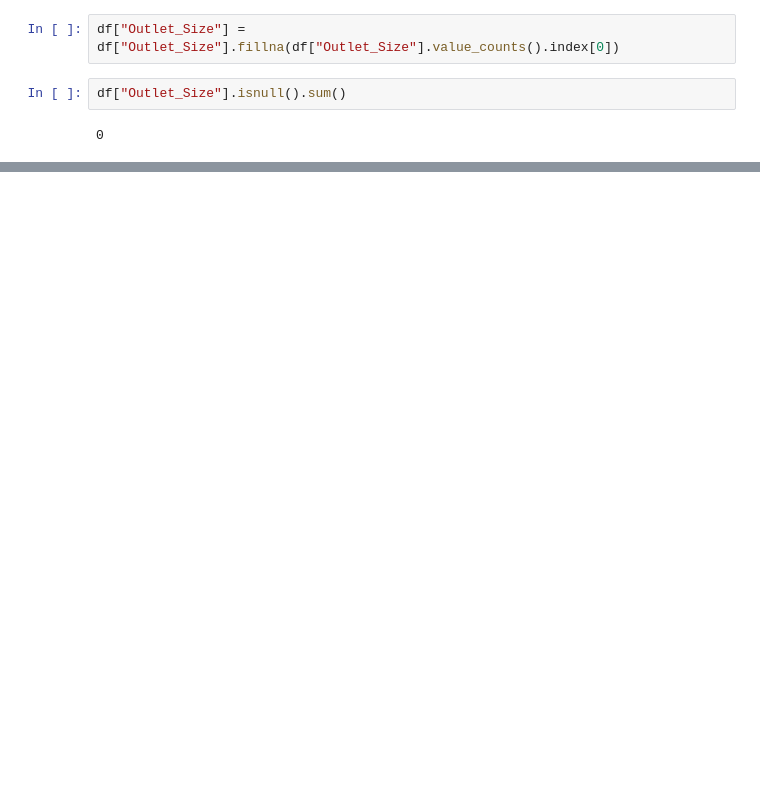
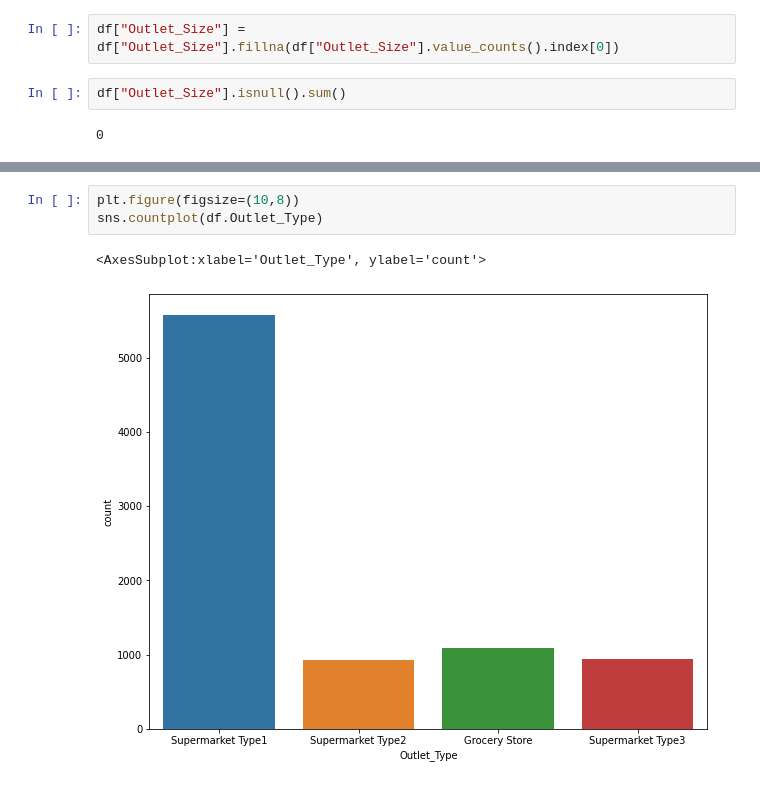
Before and after one commit to Sanjjushri/data-analysis, a Jupyter notebook: 1-analysis.ipynb, the cells around one changed output, grey strips where cells are left out. Drawn from its saved outputs; the diff is of its cells as text; blank space fills up the shorter version.

```diff
--- a/1-analysis.ipynb
+++ b/1-analysis.ipynb
@@ -86,0 +106,6 @@ df.head()
+# %%
+plt.figure(figsize=(10,8))
+sns.countplot(df.Outlet_Type)
+# %% [output]
+<AxesSubplot:xlabel='Outlet_Type', ylabel='count'>
+[figure, added]
```
Also changed, not shown: parts of 22 cells of this notebook, 2 other files.
